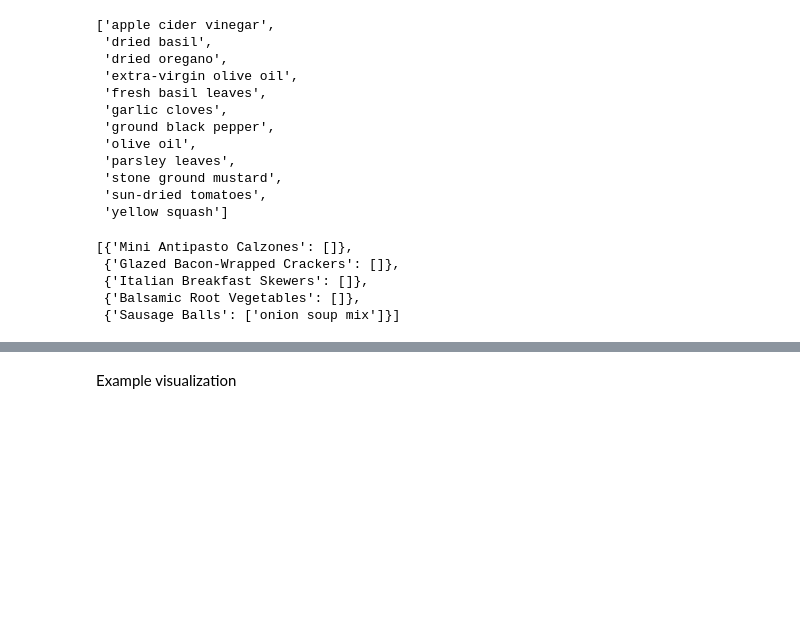
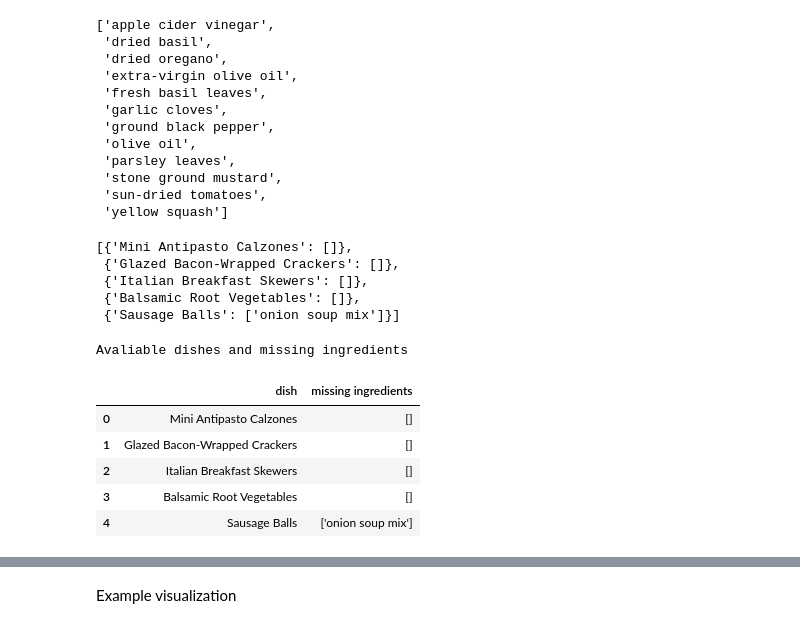
Before and after one commit to xadambednarski/dishes-network, a Jupyter notebook: src/build_network.ipynb, the cells around one changed output, grey strips where cells are left out. Saved outputs shown, nothing was run; the diff lists cells and outputs as text; code cells hidden in the pictures; blank space fills up the shorter version.

```diff
--- a/src/build_network.ipynb
+++ b/src/build_network.ipynb
@@ -211,3 +283,23 @@ find_dishes_with_ingredients(G, ['chicken', 'pepper'])[:5]
  {'Italian Breakfast Skewers': []},
  {'Balsamic Root Vegetables': []},
  {'Sausage Balls': ['onion soup mix']}]
+# %%
+df = pd.DataFrame(available_dishes[:10])
+df = df.melt().dropna().reset_index(drop=True)
+df.sort_values("value", ascending=False).reset_index(drop=True)
+df.columns = ["dish", "missing ingredients"]
+styles = [dict(selector="caption",
+                       props=[("text-align", "center"),
+                              ("font-size", "125%"),
+                              ("color", 'black')])]
+
+df = df.style.set_caption("Avaliable dishes and missing ingredients").set_table_styles(styles)
+df
+# %% [output]
+Avaliable dishes and missing ingredients
+|  | dish | missing ingredients |
+| 0 | Mini Antipasto Calzones | [] |
+| 1 | Glazed Bacon-Wrapped Crackers | [] |
+| 2 | Italian Breakfast Skewers | [] |
+| 3 | Balsamic Root Vegetables | [] |
+| 4 | Sausage Balls | ['onion soup mix'] |
```
Also changed, not shown: parts of 16 cells of this notebook.
